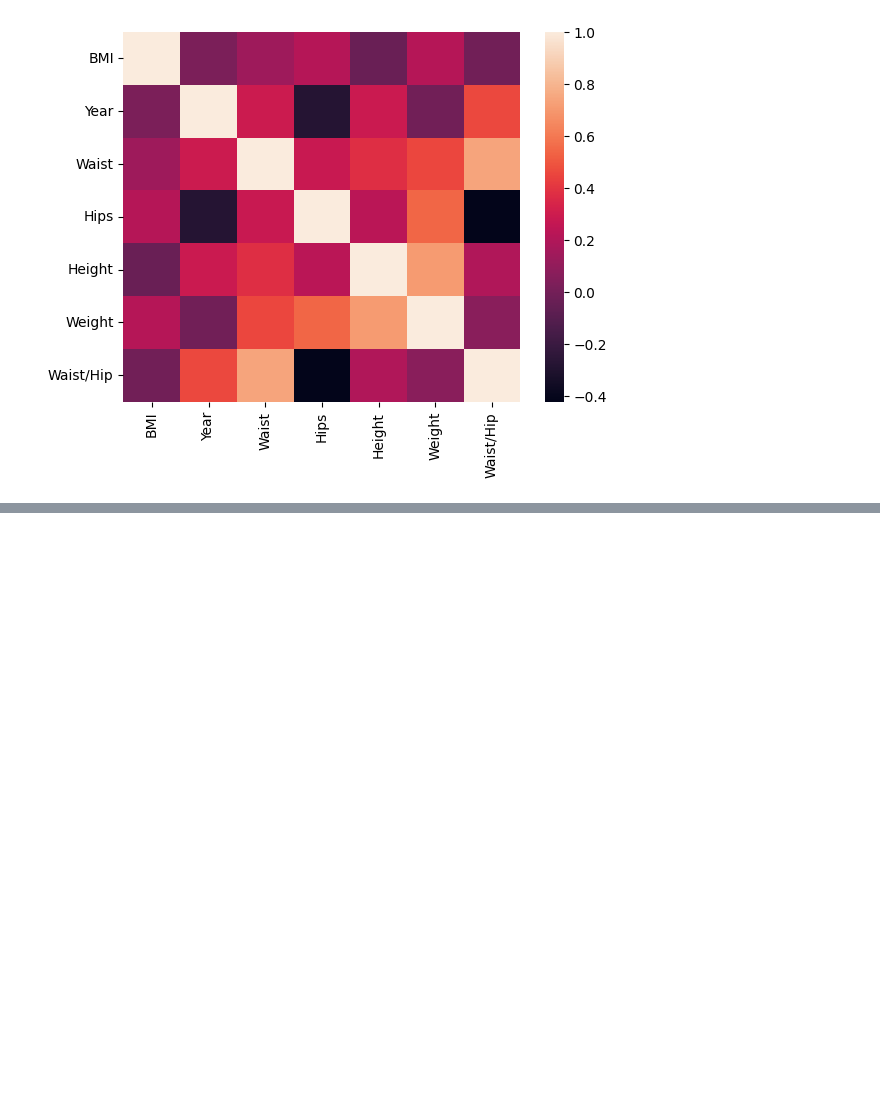
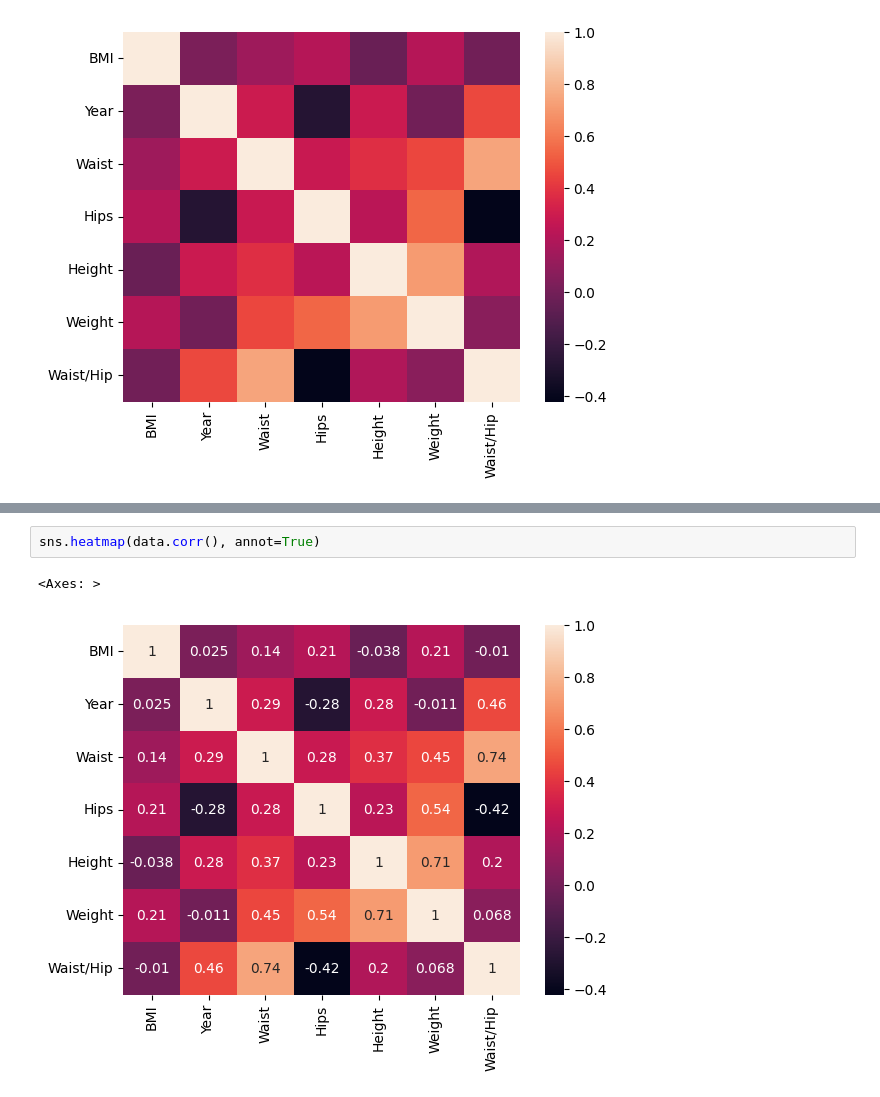
Before and after one commit to ivajazz/EDA_1_2, a Jupyter notebook: EDA_2_6.ipynb, the cells around one changed output, grey strips where cells are left out. Drawn from its saved outputs; the diff is of its cells as text; blank space fills up the shorter version.

Commit message:
add annot

```diff
--- a/EDA_2_6.ipynb
+++ b/EDA_2_6.ipynb
@@ -44,0 +50,5 @@ sns.heatmap(data.corr())
+# %%
+sns.heatmap(data.corr(), annot=True)
+# %% [output]
+<Axes: >
+[figure, added]
```
Also changed, not shown: parts of 1 cell of this notebook.
